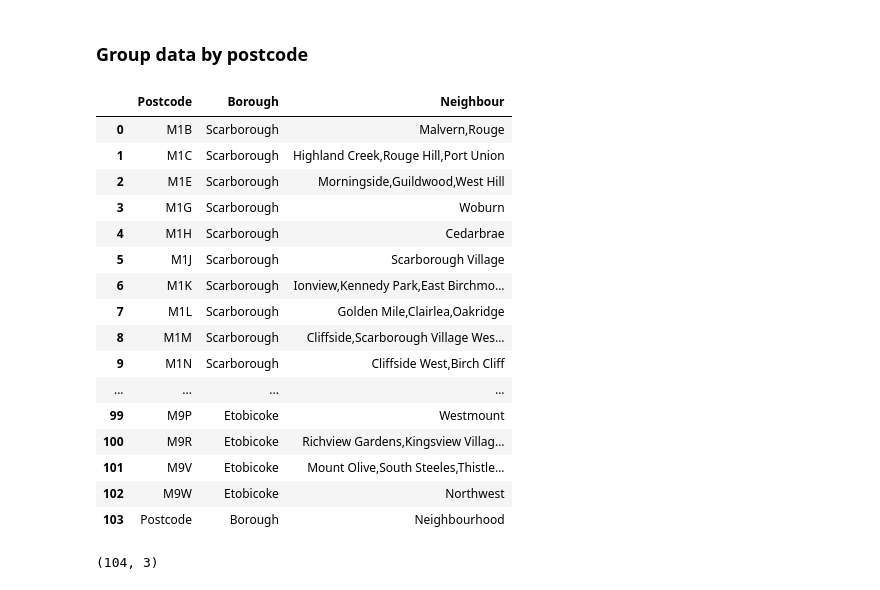
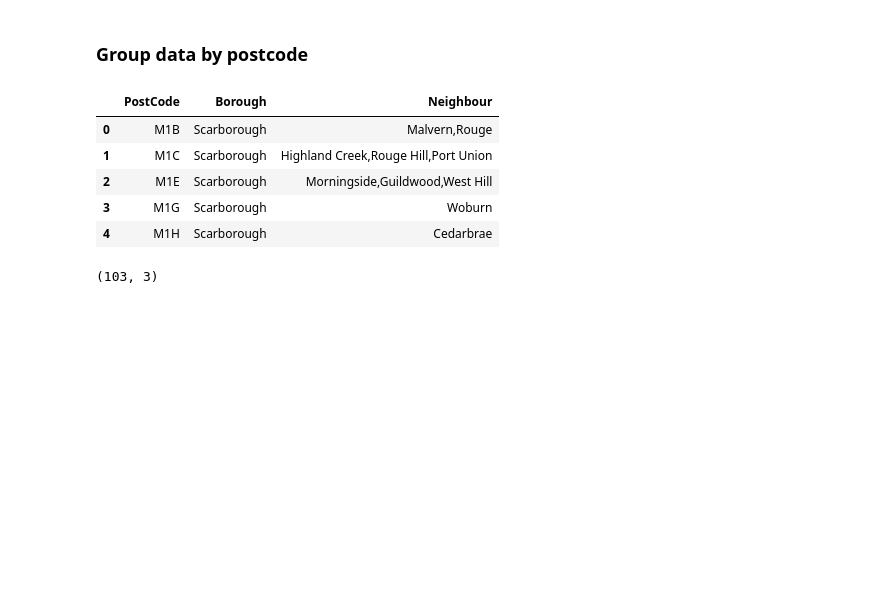
Before and after one commit to jaszhou/capstone, a Jupyter notebook: neighborhood.ipynb, the cells around one changed output. Saved outputs shown, nothing was run; the diff lists cells and outputs as text; code cells hidden in the pictures; blank space fills up the shorter version.

```diff
--- a/neighborhood.ipynb
+++ b/neighborhood.ipynb
@@ -113,8 +94,9 @@ df
 <h3>Data cleansing</h3>
 # %%
 df=df[df.Borough!="Not assigned"]
-#df.shape
+df=df[df.Postcode!="Postcode"]
+df.shape
 df.loc[df.Neighbour=="Not assigned","Neighbour"] = df.Borough
-df
+df.head()
 # %% [output]
 |  | Postcode | Borough | Neighbour |
@@ -139,29 +110,18 @@ df
 # %%
 df1 = (df.groupby(['Postcode','Borough'])['Neighbour']
        .apply(lambda x: ','.join(set(x.dropna())))
        .reset_index())
-
-df1
+df1.columns=["PostCode","Borough","Neighbour"]
+df1.head()
 # %% [output]
-|  | Postcode | Borough | Neighbour |
+|  | PostCode | Borough | Neighbour |
 | 0 | M1B | Scarborough | Malvern,Rouge |
 | 1 | M1C | Scarborough | Highland Creek,Rouge Hill,Port Union |
 | 2 | M1E | Scarborough | Morningside,Guildwood,West Hill |
 | 3 | M1G | Scarborough | Woburn |
 | 4 | M1H | Scarborough | Cedarbrae |
-| 5 | M1J | Scarborough | Scarborough Village |
-| 6 | M1K | Scarborough | Ionview,Kennedy Park,East Birchmo... |
-| 7 | M1L | Scarborough | Golden Mile,Clairlea,Oakridge |
-| 8 | M1M | Scarborough | Cliffside,Scarborough Village Wes... |
-| 9 | M1N | Scarborough | Cliffside West,Birch Cliff |
-| ... | ... | ... | ... |
-| 99 | M9P | Etobicoke | Westmount |
-| 100 | M9R | Etobicoke | Richview Gardens,Kingsview Villag... |
-| 101 | M9V | Etobicoke | Mount Olive,South Steeles,Thistle... |
-| 102 | M9W | Etobicoke | Northwest |
-| 103 | Postcode | Borough | Neighbourhood |
 # %%
 df=df1
 df.shape
 # %% [output]
-(104, 3)
+(103, 3)
```
Also changed, not shown: parts of 6 cells of this notebook.
